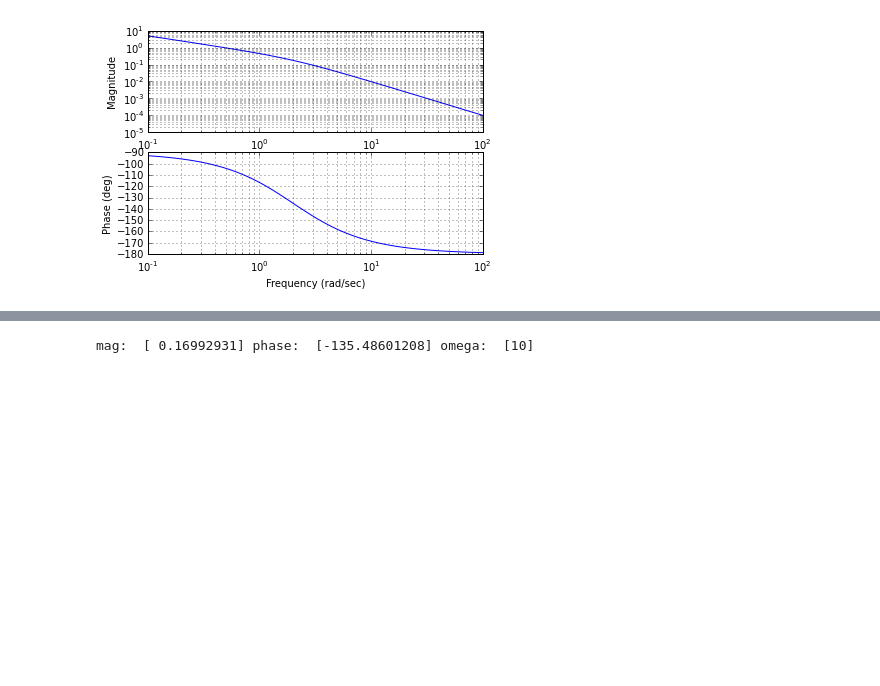
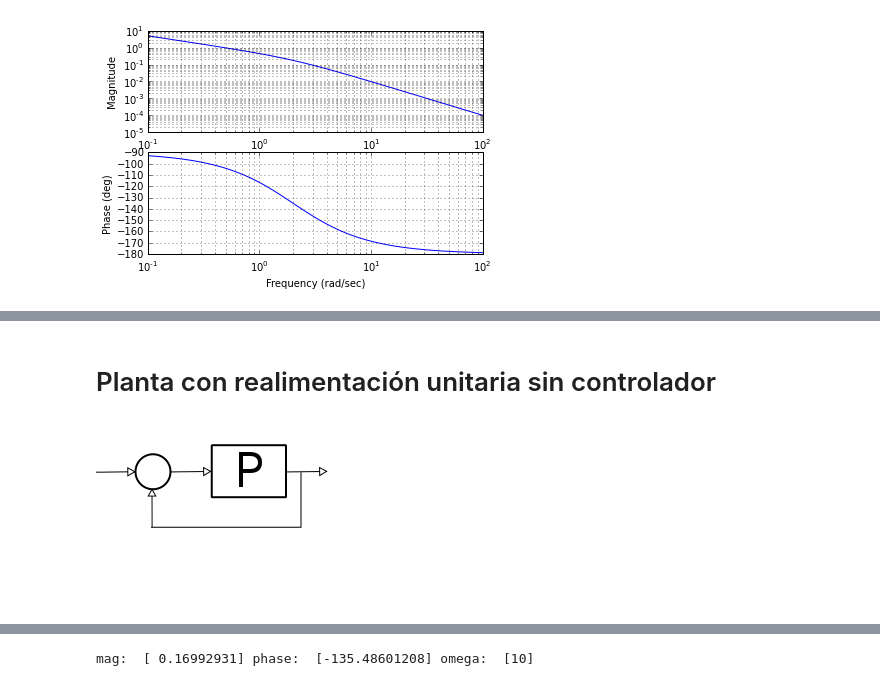
Before and after one commit to lmpizarro/apuntes-python-cientifico, a Jupyter notebook: src/notebooks/notebookCL.ipynb, the cells around one changed output, grey strips where cells are left out. Saved outputs shown, nothing was run; the diff lists cells and outputs as text; code cells hidden in the pictures; blank space fills up the shorter version.

```diff
--- a/src/notebooks/notebookCL.ipynb
+++ b/src/notebooks/notebookCL.ipynb
@@ -16,0 +32,7 @@ ctrl.bode(P);
+# %% [markdown]
+# Planta con realimentación unitaria sin controlador
+# %%
+i = Image(filename='plantaRealimentada.png')
+i
+# %% [output]
+[figure, added]
```
Also changed, not shown: parts of 27 cells of this notebook, 7 other files.
